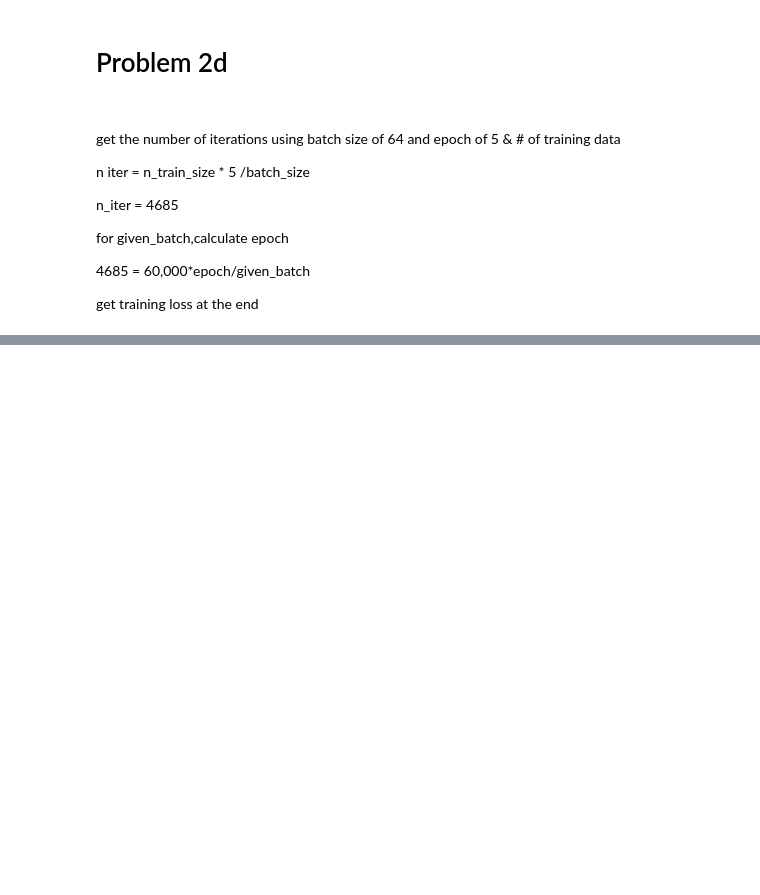
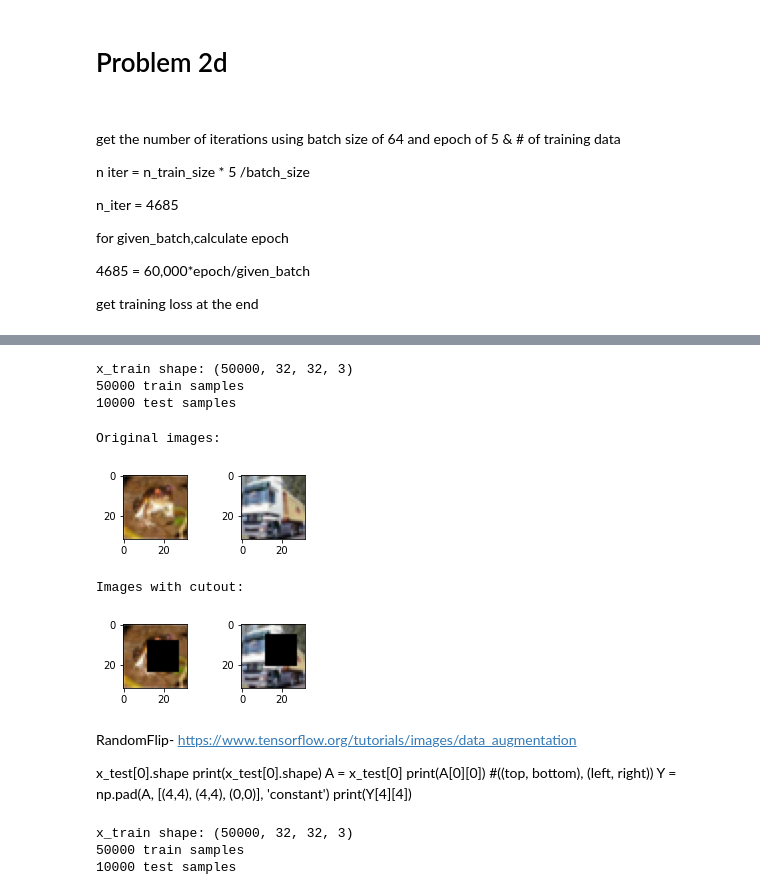
Before and after one commit to ta2642/dlhw3, a Jupyter notebook: dlhw3_1104.ipynb, the cells around one changed output, grey strips where cells are left out. Saved outputs shown, nothing was run; the diff lists cells and outputs as text; code cells hidden in the pictures; blank space fills up the shorter version.

```diff
--- a/dlhw3_1104.ipynb
+++ b/dlhw3_1104.ipynb
@@ -824,0 +1016,73 @@ for batch in batch_sizes:
+# %%
+(x_train, y_train), (x_test, y_test) = cifar10.load_data()
+# %%
+x_train = x_train /255.0
+x_test = x_test /255.0
+class_names = ['airplane', 'automobile', 'bird', 'cat', 'deer',
+               'dog', 'frog', 'horse', 'ship', 'truck']
+num_classes = len(class_names)
+# %%
+y_train = to_categorical(y_train)
+y_test = to_categorical(y_test)
+print('x_train shape:', x_train.shape)
+print(x_train.shape[0], 'train samples')
+print(x_test.shape[0], 'test samples')
+# %% [output]
+x_train shape: (50000, 32, 32, 3)
+50000 train samples
+10000 test samples
+# %%
+def cutout(img, length, n_holes):
+    h,w,channels = img.shape
+
+    new_img = img
+
+    for n in range(n_holes):
+        y = np.random.randint(h)
+        x = np.random.randint(w)
+
+        y1 = np.clip(y - length // 2, 0, h)
+        y2 = np.clip(y + length // 2, 0, h)
+        x1 = np.clip(x - length // 2, 0, w)
+        x2 = np.clip(x + length // 2, 0, w)
+
+        new_img[y1: y2, x1: x2] = 0
+        return new_img
+# %%
+import matplotlib.pyplot as plt
+print("Original images:")
+for i in range(2):
+    plt.subplot(330 + 1 + i)
+    plt.imshow(x_train[i])
+plt.show()
+print("Images with cutout:")
+for i in range(2):
+    plt.subplot(330 + 1 + i)
+    plt.imshow(cutout(x_train[i], 16, 1))
+plt.show()
+# %% [output]
+Original images:
+[figure, added]
+Images with cutout:
+[figure, added]
+# %% [markdown]
+RandomFlip- https://www.tensorflow.org/tutorials/images/data_augmentation
+
+x_test[0].shape
+print(x_test[0].shape)
+A = x_test[0]
+print(A[0][0])
+#((top, bottom), (left, right))
+Y = np.pad(A, [(4,4), (4,4), (0,0)], 'constant')
+print(Y[4][4])
+# %%
+(x_train, y_train), (x_test, y_test) = cifar10.load_data()
+y_train = to_categorical(y_train)
+y_test = to_categorical(y_test)
+print('x_train shape:', x_train.shape)
+print(x_train.shape[0], 'train samples')
+print(x_test.shape[0], 'test samples')
+# %% [output]
+x_train shape: (50000, 32, 32, 3)
+50000 train samples
+10000 test samples
```
Also changed, not shown: parts of 42 cells of this notebook.
